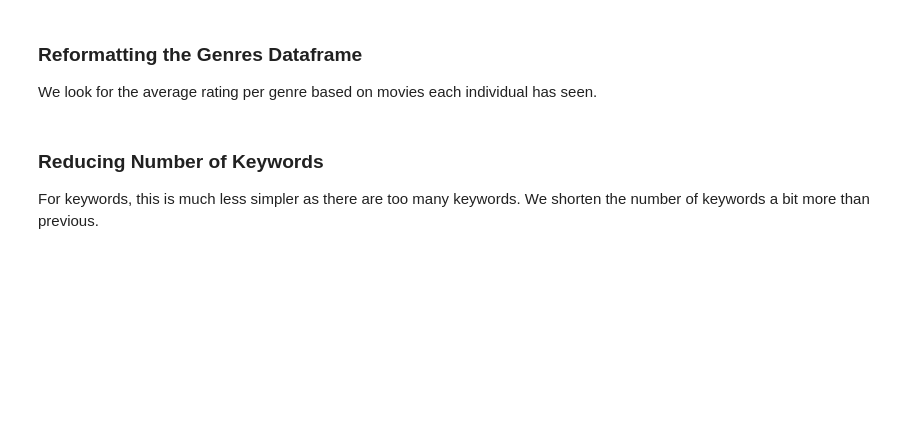
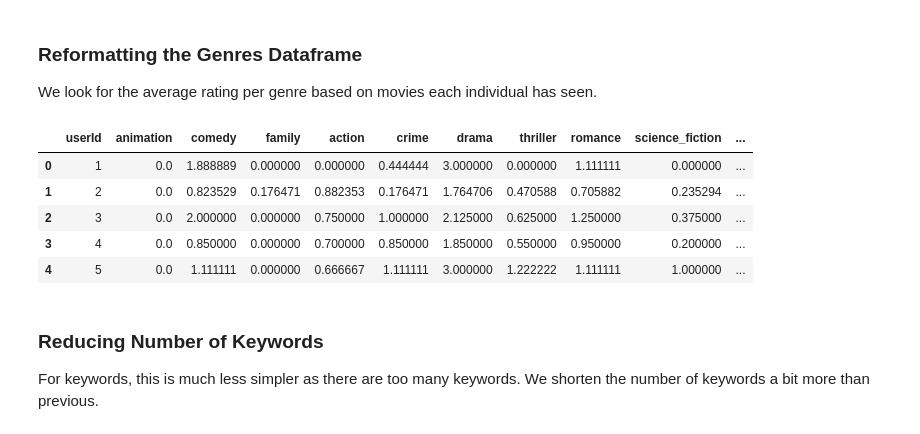
Before and after one commit to kunhwiko/Movie_Recommendation, a Jupyter notebook: src/CIS545_Group_Project.ipynb, the cells around one changed output. Cells and saved outputs as stored; diff of their text form; code cells hidden in the pictures; blank space fills up the shorter version.

```diff
--- a/src/CIS545_Group_Project.ipynb
+++ b/src/CIS545_Group_Project.ipynb
@@ -472,20 +472,27 @@ We look for the average rating per genre based on movies each individual has see
 # %%
 genres_df.drop(columns=['rating','genres'], inplace=True)
 
 query = '''
-select userId, avg(Animation) as animation, avg(Comedy) as comedy,
-avg(Family) as family, avg(Action) as action, avg(Crime) as crime,
-avg(Drama) as drama, avg(Thriller) as thriller, avg(Romance) as romance,
+select userId, avg("Animation") as animation, avg("Comedy") as comedy,
+avg("Family") as family, avg("Action") as action, avg("Crime") as crime,
+avg("Drama") as drama, avg("Thriller") as thriller, avg("Romance") as romance,
 avg("Science Fiction") as science_fiction, avg(Mystery) as mystery,
-avg(Music) as music, avg(Horror) as horror, avg(War) as war,
-avg(Documentary) as documentary, avg(Western) as western,
-avg("Foreign") as foreign, avg("TV Movie") as tv_movie
+avg("Music") as music, avg("Horror") as horror, avg("War") as war,
+avg("Documentary") as documentary, avg("Western") as western,
+avg("Foreign") as 'foreign', avg("TV Movie") as tv_movie
 from genres_df
 group by userId
 '''
 
 genres_df = ps.sqldf(query, locals())
 genres_df.head()
+# %% [output]
+|  | userId | animation | comedy | family | action | crime | drama | thriller | romance | science_fiction | ... |
+| 0 | 1 | 0.0 | 1.888889 | 0.000000 | 0.000000 | 0.444444 | 3.000000 | 0.000000 | 1.111111 | 0.000000 | ... |
+| 1 | 2 | 0.0 | 0.823529 | 0.176471 | 0.882353 | 0.176471 | 1.764706 | 0.470588 | 0.705882 | 0.235294 | ... |
+| 2 | 3 | 0.0 | 2.000000 | 0.000000 | 0.750000 | 1.000000 | 2.125000 | 0.625000 | 1.250000 | 0.375000 | ... |
+| 3 | 4 | 0.0 | 0.850000 | 0.000000 | 0.700000 | 0.850000 | 1.850000 | 0.550000 | 0.950000 | 0.200000 | ... |
+| 4 | 5 | 0.0 | 1.111111 | 0.000000 | 0.666667 | 1.111111 | 3.000000 | 1.222222 | 1.111111 | 1.000000 | ... |
 # %% [markdown]
 ### **Reducing Number of Keywords**
 
```
Also changed, not shown: parts of 12 cells of this notebook.
